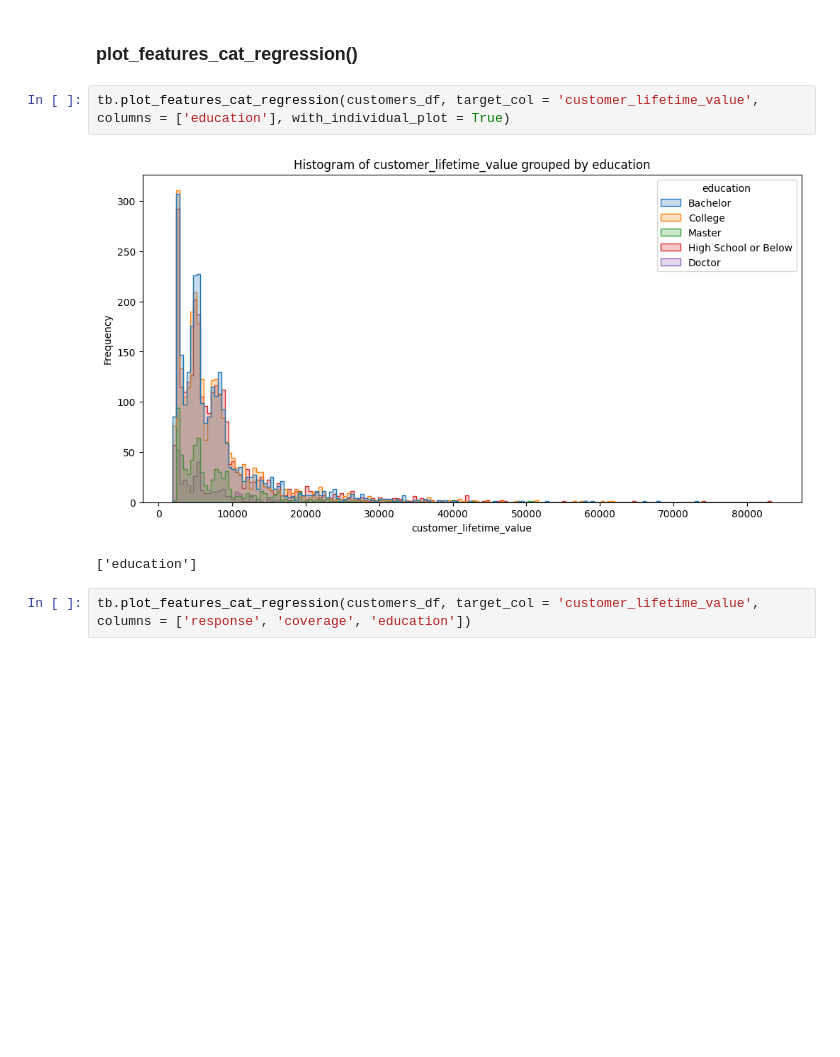
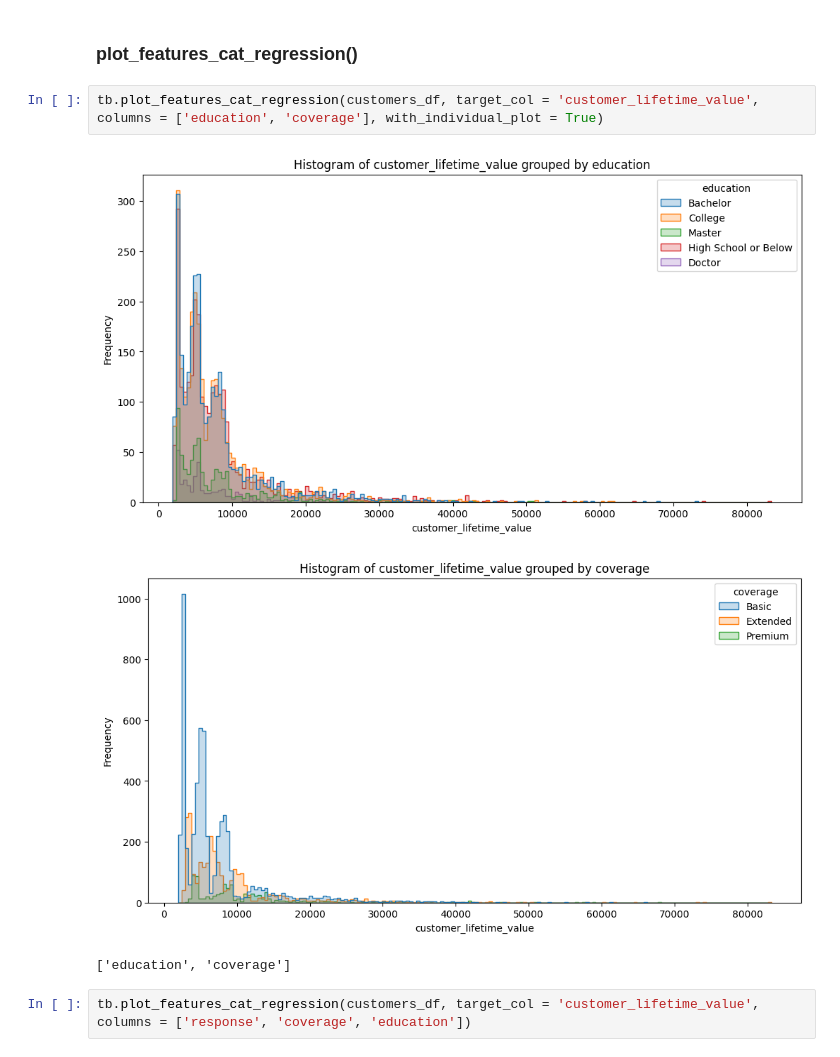
Before and after one commit to mardelmir/Team_Challege_Toolbox_I, a Jupyter notebook: test_toolbox_ML.ipynb, the cells around one changed output. Saved outputs shown, nothing was run; the diff lists cells and outputs as text; blank space fills up the shorter version.

```diff
--- a/test_toolbox_ML.ipynb
+++ b/test_toolbox_ML.ipynb
@@ -141,10 +89,11 @@ tb.get_features_cat_regression(customers_df, 'customer_lifetime_value')
 # %% [markdown]
 ### plot_features_cat_regression()
 # %%
-tb.plot_features_cat_regression(customers_df, target_col = 'customer_lifetime_value', columns = ['education'], with_individual_plot = True)
+tb.plot_features_cat_regression(customers_df, target_col = 'customer_lifetime_value', columns = ['education', 'coverage'], with_individual_plot = True)
 # %% [output]
 [figure]
+[figure, added]
-['education']
+['education', 'coverage']
 # %%
 tb.plot_features_cat_regression(customers_df, target_col = 'customer_lifetime_value', columns = ['response', 'coverage', 'education'])
 # %% [output]
```
Also changed, not shown: parts of 13 cells of this notebook, 3 other files.
